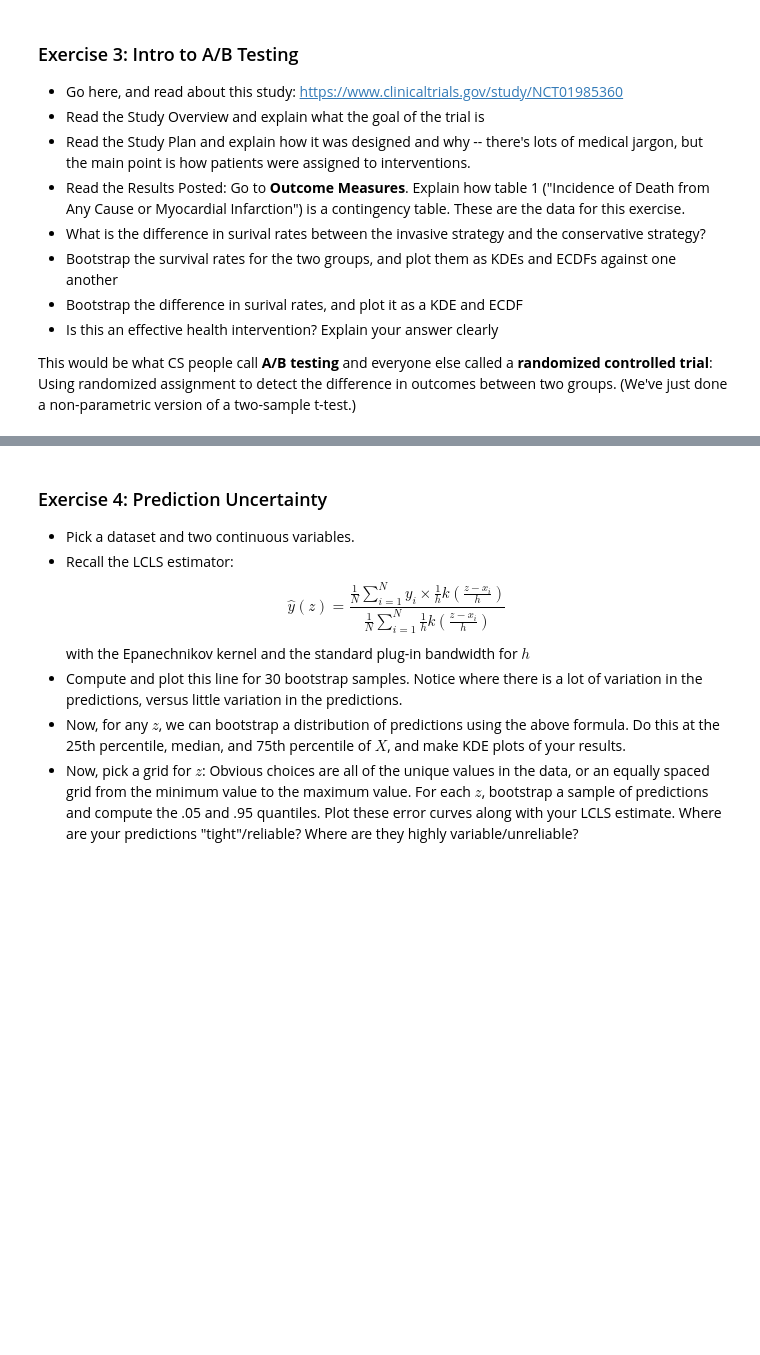
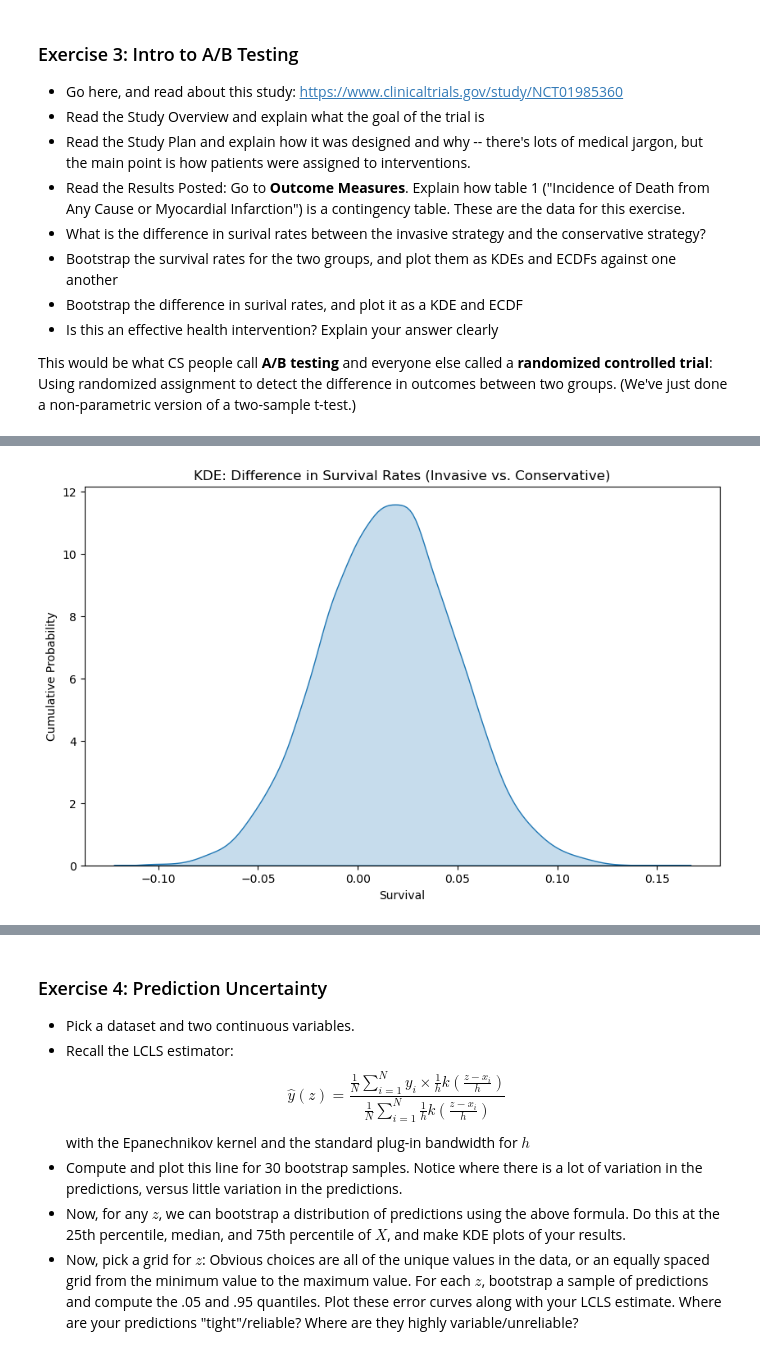
Before and after one commit to JamesSweatIII/assignment4ds5030, a Jupyter notebook: assignment_4.ipynb, the cells around one changed output, grey strips where cells are left out. Saved outputs shown, nothing was run; the diff lists cells and outputs as text; code cells hidden in the pictures; blank space fills up the shorter version.

```diff
--- a/assignment_4.ipynb
+++ b/assignment_4.ipynb
@@ -143,0 +200,11 @@ This would be what CS people call **A/B testing** and everyone else called a **r
+# %%
+survival_rates_diff = survival_rates_inv-survival_rates_con
+
+plt.figure(figsize=(10,6))
+sns.kdeplot(survival_rates_diff, fill=True)
+plt.title('KDE: Difference in Survival Rates (Invasive vs. Conservative)')
+plt.xlabel('Survival')
+plt.ylabel('Cumulative Probability')
+plt.show()
+# %% [output]
+[figure, added]
```
Also changed, not shown: parts of 7 cells of this notebook.
